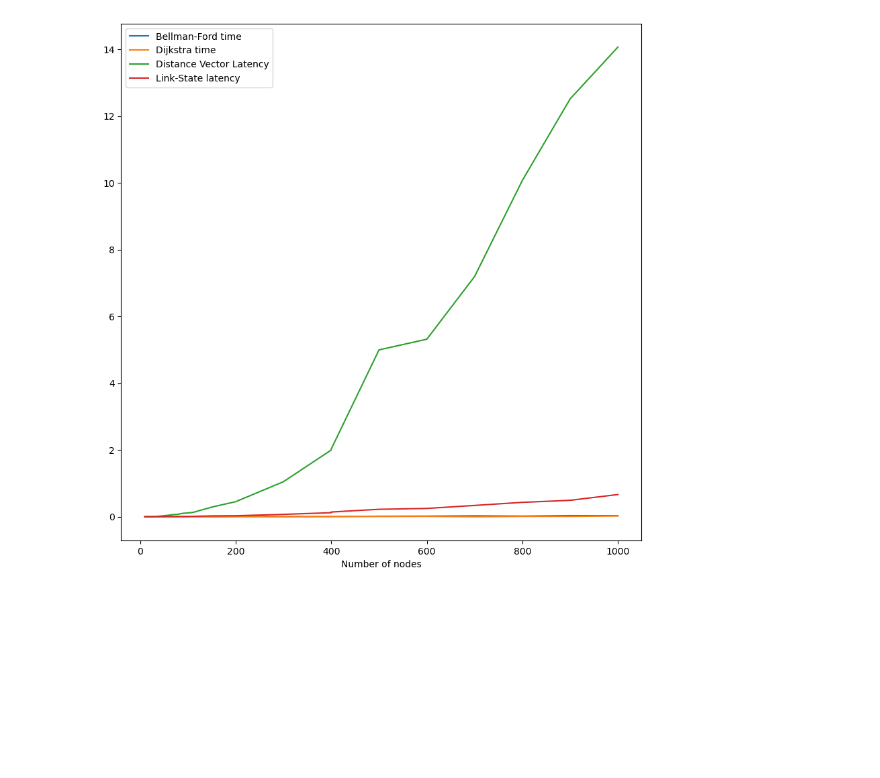
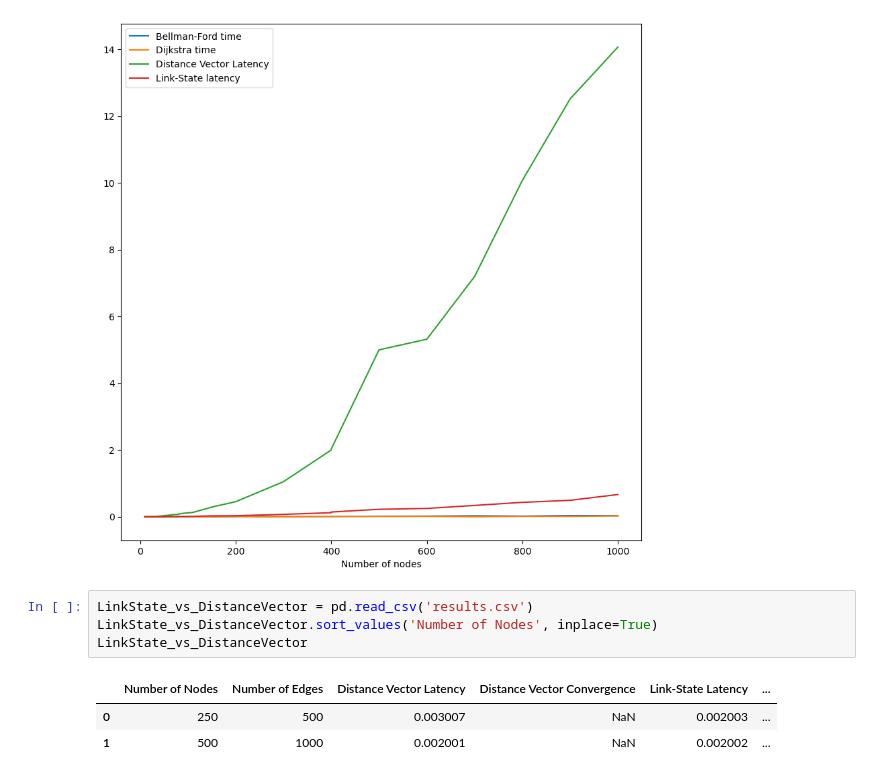
Before and after one commit to HammadaBE/Modelling-network-disruption-in-link-state-and-distance-vector-network-simulations, a Jupyter notebook: plotResults.ipynb, the cells around one changed output. Cells and saved outputs as stored; diff of their text form; blank space fills up the shorter version.

```diff
--- a/plotResults.ipynb
+++ b/plotResults.ipynb
@@ -36,3 +36,11 @@ plt.legend()
 plt.show()
 # %% [output]
 [figure]
+# %%
+LinkState_vs_DistanceVector = pd.read_csv('results.csv')
+LinkState_vs_DistanceVector.sort_values('Number of Nodes', inplace=True)
+LinkState_vs_DistanceVector
+# %% [output]
+|  | Number of Nodes | Number of Edges | Distance Vector Latency | Distance Vector Convergence | Link-State Latency | ... |
+| 0 | 250 | 500 | 0.003007 | NaN | 0.002003 | ... |
+| 1 | 500 | 1000 | 0.002001 | NaN | 0.002002 | ... |
```
Also changed, not shown: parts of 1 cell of this notebook, 5 other files.
